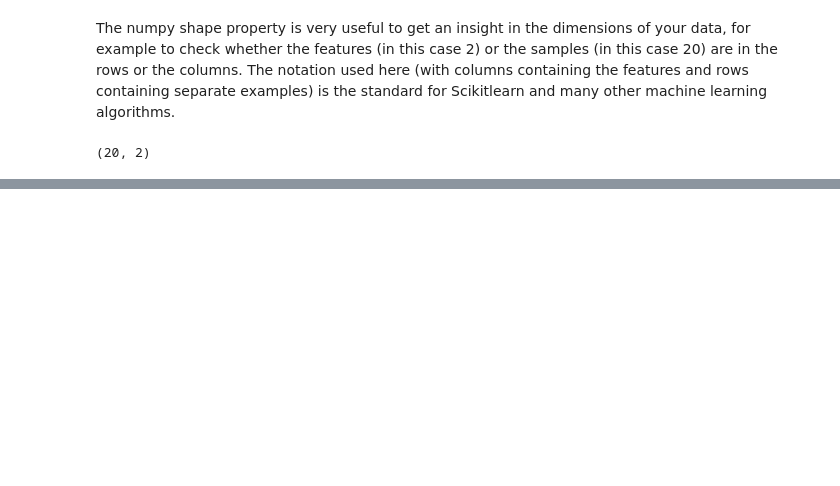
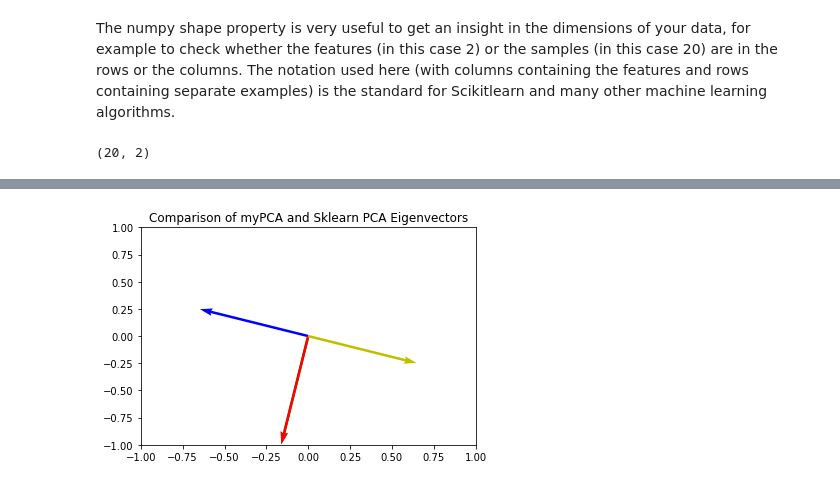
Before and after one commit to vipulpopat/MSCAI_CE4021_Week5, a Jupyter notebook: Etivity5.ipynb, the cells around one changed output, grey strips where cells are left out. Drawn from its saved outputs; the diff is of its cells as text; code cells hidden in the pictures; blank space fills up the shorter version.

```diff
--- a/Etivity5.ipynb
+++ b/Etivity5.ipynb
@@ -189,0 +243,9 @@ TODO: Follow up on scaling, which is mentioned by many online resources.
+# %%
+plt.title("Comparison of MyPCA and Sklearn PCA Eigenvectors")
+plt.quiver(*[[0],[0]], *my_pca.feature_vector_matrix, color=['g', 'b'], scale=3)
+plt.quiver(*[[0],[0]], *pca.components_.T, color=['r', 'y'], scale=3)
+
+plt.axis(xmin=-1, xmax=1, ymax=1, ymin=-1)
+plt.show()
+# %% [output]
+[figure, added]
```
Also changed, not shown: parts of 33 cells of this notebook.
